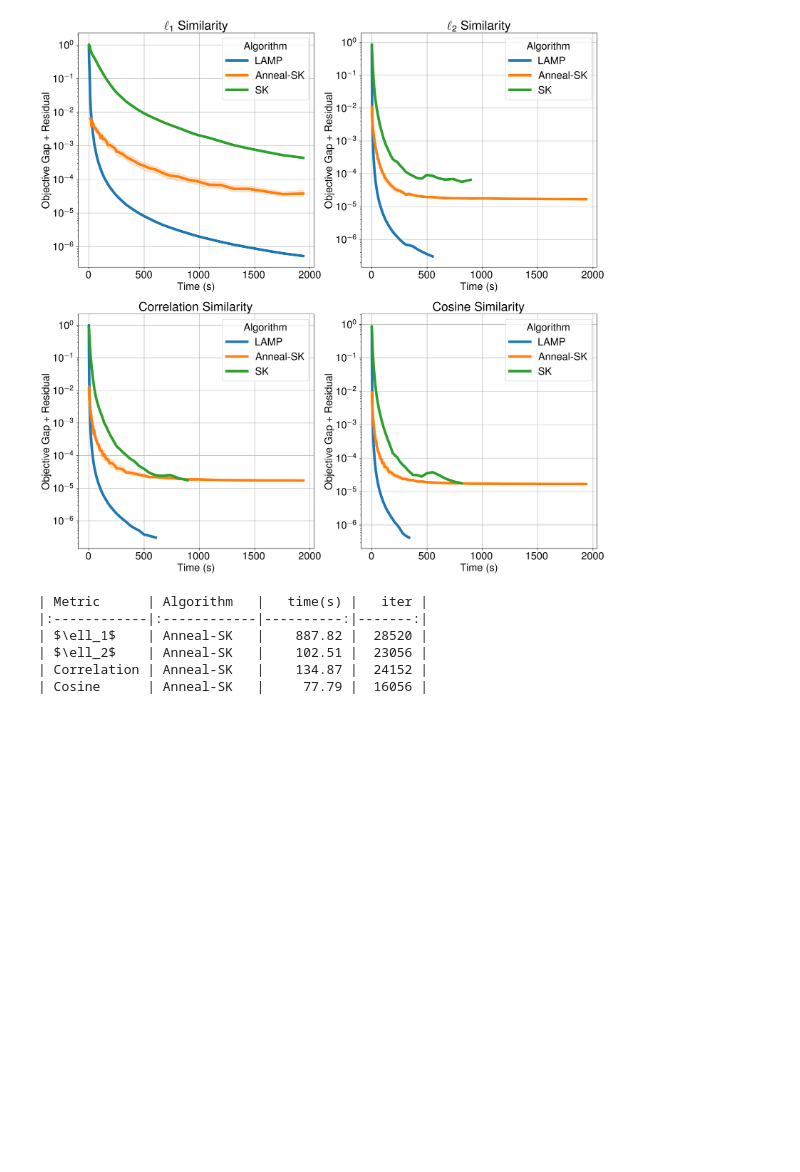
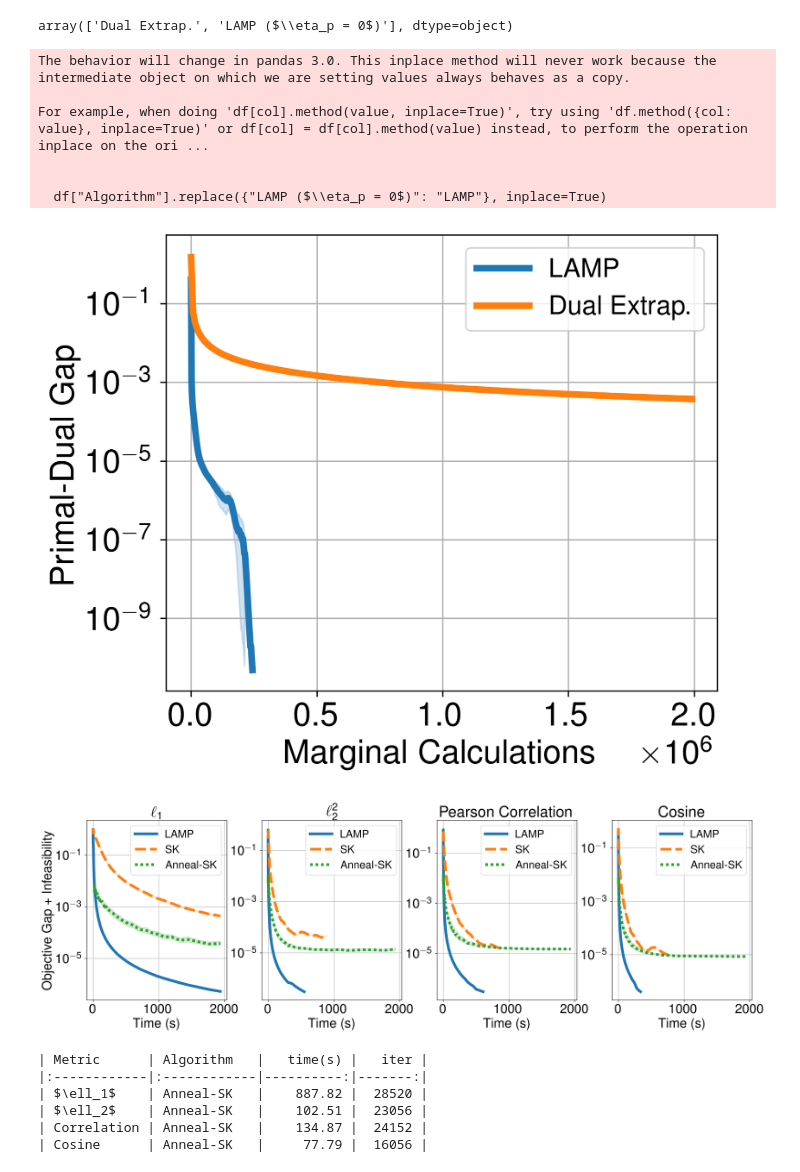
Before and after one commit to mxburns2022/CuDXG.jl, a Jupyter notebook: experiments/make_figures.ipynb, the cells around one changed output. Saved outputs shown, nothing was run; the diff lists cells and outputs as text; code cells hidden in the pictures; blank space fills up the shorter version.

Commit message:
updated figure plotting

```diff
--- a/experiments/make_figures.ipynb
+++ b/experiments/make_figures.ipynb
@@ -148,20 +202,32 @@ for p, sdf in df.groupby("p"):
+# %%
+df['Algorithm'].unique()
+# %% [output]
+array(['Dual Extrap.', 'LAMP ($\\eta_p = 0$)'], dtype=object)
 # %%
 df = pd.read_csv("../data_archive/fig_5_dual_extrap_comp.csv")
-
+df["Algorithm"].replace({"LAMP ($\\eta_p = 0$)": "LAMP"}, inplace=True)
 fig, ax = plt.subplots(figsize=(6,5))
-sns.lineplot(df.query("(iter-1) % 1000 == 0"),ax=ax, x='inner_iter', y='pdgap', hue='Algorithm', linewidth=4)
+sns.lineplot(df.query("(iter-1) % 1000 == 0"),ax=ax, x='inner_iter', y='pdgap', hue='Algorithm', hue_order=["LAMP", "Dual Extrap."], linewidth=4)
 ax.set_yscale('log')
 ax.set_ylabel("Primal-Dual Gap")
 ax.set_xlabel("Marginal Calculations")
 ax.legend(fontsize=16)
 ax.grid()
 fig.savefig("../figures/dextrap_comparison.pdf", bbox_inches="tight")
+# %% [output]
+The behavior will change in pandas 3.0. This inplace method will never work because the intermediate object on which we are setting values always behaves as a copy.
+
+For example, when doing 'df[col].method(value, inplace=True)', try using 'df.method({col: value}, inplace=True)' or df[col] = df[col].method(value) instead, to perform the operation inplace on the ori ...
+
+
+  df["Algorithm"].replace({"LAMP ($\\eta_p = 0$)": "LAMP"}, inplace=True)
+[figure, added]
 # %%
 from glob import glob
 from tqdm import tqdm
 import re
 pattern = r"(\w+)_cells(\d+)_features(\d+)_([a-z1-9]+)_(\w+)_seed(\d+)_log"
-optimal_df = pd.read_csv("../data/experiment_cellsim_broad/ground_truths.csv")
+optimal_df = pd.read_csv("../data/experiment_cellsim_broad/ground_truths_5000.csv")
 skargs = dict(header=None, skipfooter=1,
                       names=[
     "time(s)", "iter", "infeas", "ot_objective", "dual", "solver"
@@ -176,7 +242,7 @@ def load_df(path, **kwargs):
         df = pd.read_csv(path, skipfooter=1)
     df['seed'] = seed; df['ncells'] = ncells; df["nfeatures"] = nfeatures; df['metric'] = metric
     df = df.merge(optimal_df, on=["metric", "seed", "nfeatures", "ncells"])
-    df["compound_obj"] = np.abs(df["ot_objective"].astype(float) - df['cost']) + df["infeas"].astype(float)
+    df["compound_obj"] = np.abs(df["ot_objective"].astype(float) - df['cost']) + df["infeas"].astype(float) * df["Cinf"]
     df["time(s)"] = df["time(s)"].astype(float)
     return df
 flist = glob("../data/experiment_cellsim_broad/*seed*_log.csv")
@@ -190,29 +256,44 @@ arr = np.exp(pd.cut(np.log(df['time(s)']), bins=200 , precision=2,retbins=True)[
 df['bintime'] = arr
 df['Algorithm'] = df['solver'].replace({"lamp_kernel": "LAMP",
                                         "annealed_sinkhorn_cellsim": "Anneal-SK",
-                                        "sinkhorn_cellsim": "SK"})
+                                        "sinkhorn_cellsim":  "SK"})
 df["Metric"] = df['metric'].replace({
     "l1": "$\\ell_1$",
-    "l2": "$\\ell_2$",
-    "correlation": "Correlation",
+    "l2": "$\\ell_2^2$",
+    "correlation": "Pearson Correlation",
     "cosine": "Cosine"
 })
+df.to_csv("../data_archive/fig_3_cellsim.csv", index=False)
 # %%
-fig, axs = plt.subplot_mosaic([["$\\ell_1$", "$\\ell_2$"],["Correlation", "Cosine"]], figsize=(18,18))
-hue_order = ["LAMP", "Anneal-SK", "SK"]
-
+import matplotlib as mpl
+fig, axs = plt.subplot_mosaic([["$\\ell_1$", "$\\ell_2^2$","Pearson Correlation", "Cosine"]], figsize=(22,6), gridspec_kw={"wspace": 0.25})
+hue_order = ["LAMP", "SK", "Anneal-SK"]
+first = True
+mpl.rcParams['font.size']= 24
+mpl.rcParams["figure.dpi"] = 300
+# plt.rc('pdf',fonttype = 1)
+# mpl.rcParams['text.usetex'] = True #Let TeX do the typsetting
+# mpl.rcParams['text.latex.preamble'] = '\\usepackage{sansmath}\n\\sansmath' #Force sans-serif math mode (for axes labels)
+# mpl.rcParams['font.family'] = 'sans-serif' # ... for regular text
+#
+# mpl.rcParams['font.sans-serif'] = 'Helvetica' # Choose a nice font here
 for metric in df['Metric'].unique():
     sns.lineplot(df.query(f"nfeatures==5000 and Metric == \"{metric}\" and `time(s)` < 2000"),
-                 x='bintime', y='compound_obj', hue='Algorithm', ax=axs[metric], hue_order=hue_order, linewidth=5)
+                 x='bintime', y='compound_obj', hue='Algorithm',style='Algorithm', ax=axs[metric], hue_order=hue_order, style_order=hue_order, linewidth=5)
     axs[metric].set_yscale("log")
     # axs[metric].set_xscale("log")
-    axs[metric].set_title(f"{metric} Similarity")
-    axs[metric].set_ylabel(f"Objective Gap + Residual")
-    axs[metric].set_xlabel(f"Time (s)")
+    axs[metric].set_title(f"{metric}", fontsize=28)
+    if metric == "$\\ell_1$":
+        axs[metric].set_ylabel("Objective Gap + Infeasibility")
+    else:
+        axs[metric].set_ylabel("")
+    axs[metric].set_xlabel("Time (s)")
     axs[metric].grid()
+    axs[metric].legend(fontsize=20)
+    first = False
 fig.savefig("../figures/UPDATED_REBUTTAL_cell_similarity_n5000.pdf", bbox_inches='tight')
 # %% [output]
-[figure, old version]
+[figure, new version]
 # %%
 from scipy.stats import gmean
 target = 1e-4
```
Also changed, not shown: parts of 12 cells of this notebook.
